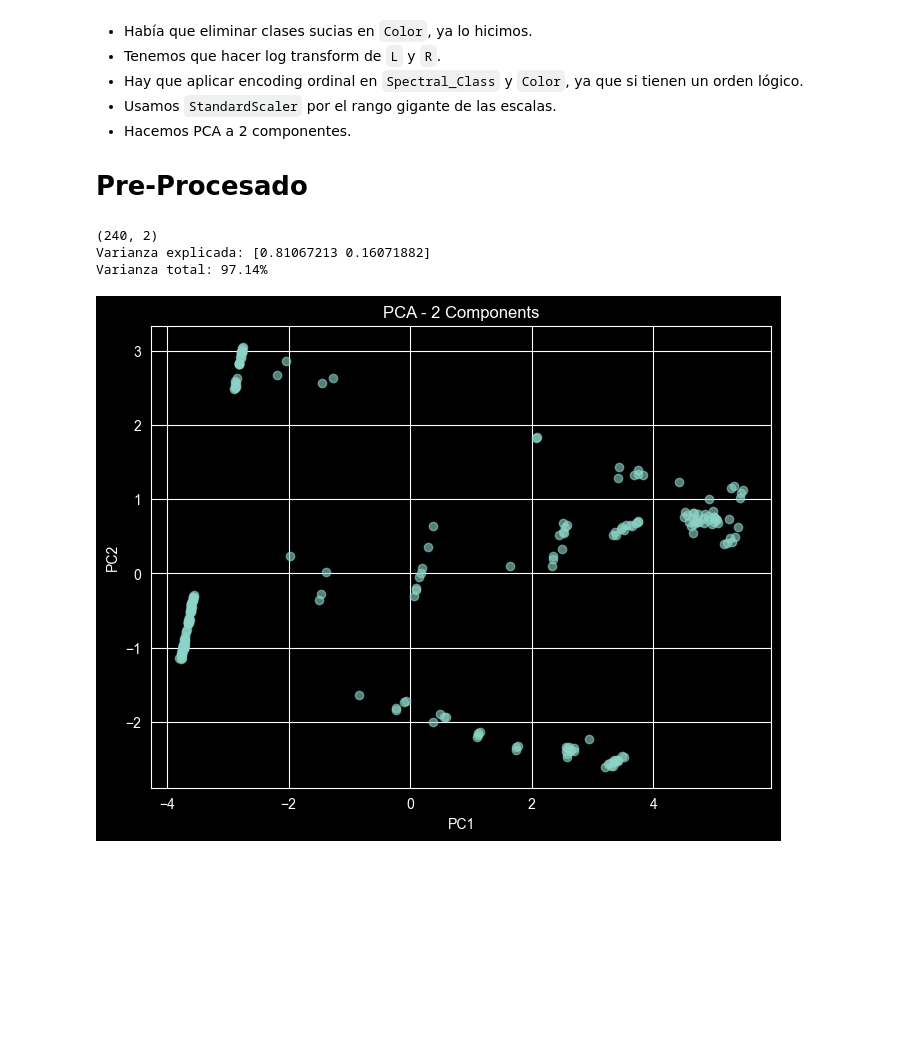
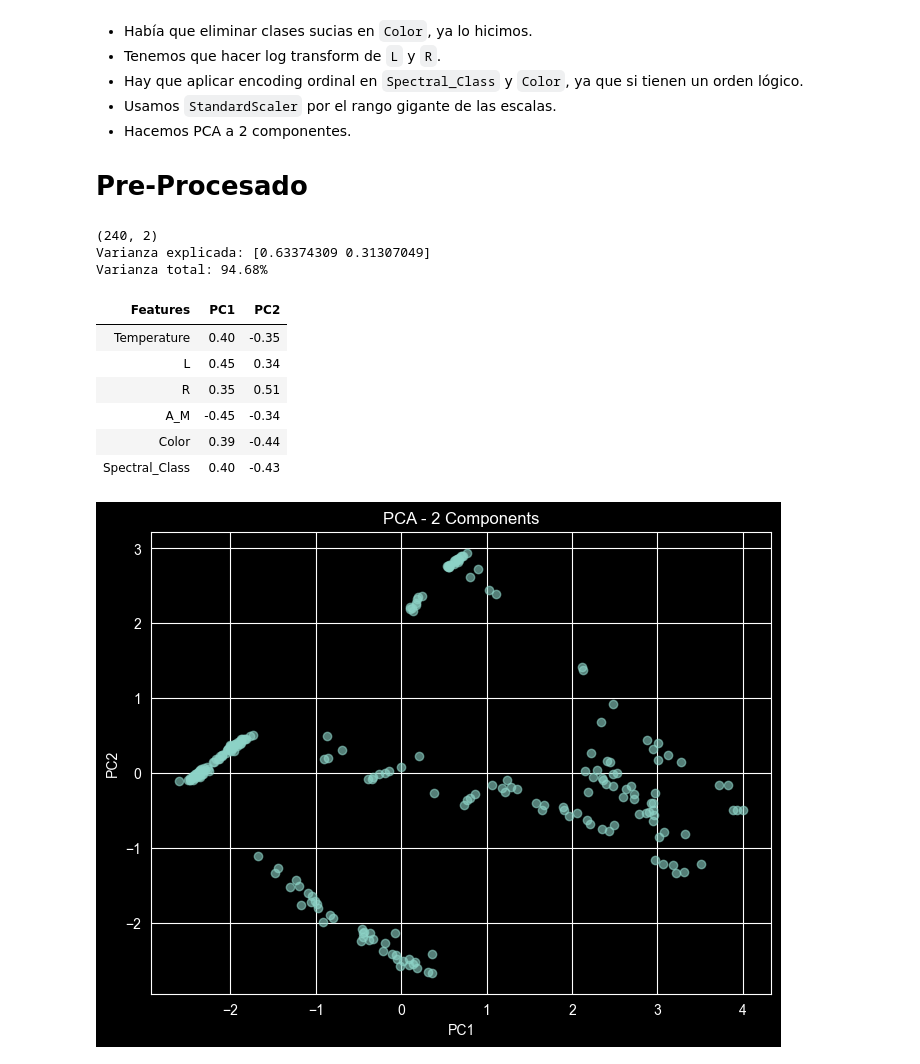
Before and after one commit to mathiasaiva/clustering_practice, a Jupyter notebook: notebooks/clustering.ipynb, the cells around one changed output. Drawn from its saved outputs; the diff is of its cells as text; code cells hidden in the pictures; blank space fills up the shorter version.

```diff
--- a/notebooks/clustering.ipynb
+++ b/notebooks/clustering.ipynb
@@ -16,15 +16,17 @@ from sklearn.compose import ColumnTransformer
 from sklearn.pipeline import Pipeline
 from sklearn.preprocessing import StandardScaler
 from sklearn.decomposition import PCA
+from scipy.cluster.hierarchy import dendrogram
+from sklearn.cluster import AgglomerativeClustering
 
 def nl():
     print('\n')
 
 
 # Helper function to format tables
-def show_df(df, precision=2, width="100%", percent_cols=None):
+def show_df(dataframe, precision=2, width="100%", percent_cols=None):
     styler = (
-        df.style
+        dataframe.style
         .format(precision=precision, na_rep="NaN")
         .set_table_attributes(f'style="width:{width}"')
         .set_table_styles([
@@ -354,51 +356,68 @@ Los outliers detectados por IQR no son ruido, son poblaciones poco frecuentes co
 # Initial config.
 NIA_SEED = 100502359
 np.random.seed(NIA_SEED)
+df_model = df.copy() # Copy so that modifications don't affect EDA.
 
 # Log Transform
-df['L'] = np.log1p(df['L'])
-df['R'] = np.log1p(df['R'])
+df_model['L'] = np.log(df_model['L'])
+df_model['R'] = np.log(df_model['R'])
 
 spectral_order = ['M', 'K', 'G', 'F', 'A', 'B', 'O']
 color_order = ['red', 'orange', 'yellow white', 'white', 'blue white', 'blue']
 
-num_vars    = num.columns.tolist()
-cat_vars    = cat.columns.tolist()
+num_vars    = df_model.select_dtypes(include="number").columns.tolist()
+cat_vars    = df_model.select_dtypes(include="str").columns.tolist()
 
 # Machine for Numbers (Scale)
 num_pipeline = Pipeline([
     ('scale', StandardScaler())
 ])
-# Machine for Words (Encode)
+# Machine for Words (Encode -> Scale)
 cat_pipeline = Pipeline([
-    ('encode', OrdinalEncoder(categories=[color_order, spectral_order]))
+    ('encode', OrdinalEncoder(categories=[color_order, spectral_order])),
+    ('scale', StandardScaler())
 ])
 
+# Full pipeline
 preprocessor = ColumnTransformer([
     ('num', num_pipeline, num_vars),
     ('cat', cat_pipeline, cat_vars),
 ])
 
 full_pipeline = Pipeline([
     ('preprocessor', preprocessor),
-    ('pca', PCA(n_components=2, random_state=NIA_SEED))
+    ('pca', PCA(n_components=2)) # SVD is deterministic, we don't need the random_seed
 ])
 
-X_pca = full_pipeline.fit_transform(df)
+X_pca = full_pipeline.fit_transform(df_model)
 print(X_pca.shape)
 
 pca = full_pipeline.named_steps['pca']
 print(f"Varianza explicada: {pca.explained_variance_ratio_}")
 print(f"Varianza total: {pca.explained_variance_ratio_.sum():.2%}")
+feature_names = num_vars + cat_vars
+loadings = pd.DataFrame(
+    pca.components_.T,
+    columns=['PC1', 'PC2']
+)
+loadings.insert(0, 'Features', feature_names)
+show_df(loadings)
 plt.figure(figsize=(8, 6))
 plt.scatter(X_pca[:, 0], X_pca[:, 1], alpha=0.6)
 plt.xlabel('PC1')
 plt.ylabel('PC2')
 plt.title('PCA - 2 Components')
 plt.show()
 # %% [output]
 (240, 2)
-Varianza explicada: [0.81067213 0.16071882]
-Varianza total: 97.14%
+Varianza explicada: [0.63374309 0.31307049]
+Varianza total: 94.68%
+| Features | PC1 | PC2 |
+| Temperature | 0.40 | -0.35 |
+| L | 0.45 | 0.34 |
+| R | 0.35 | 0.51 |
+| A_M | -0.45 | -0.34 |
+| Color | 0.39 | -0.44 |
+| Spectral_Class | 0.40 | -0.43 |
-[figure, old version]
+[figure, new version]
 # %% [markdown]
```
Also changed, not shown: parts of 14 cells of this notebook.
